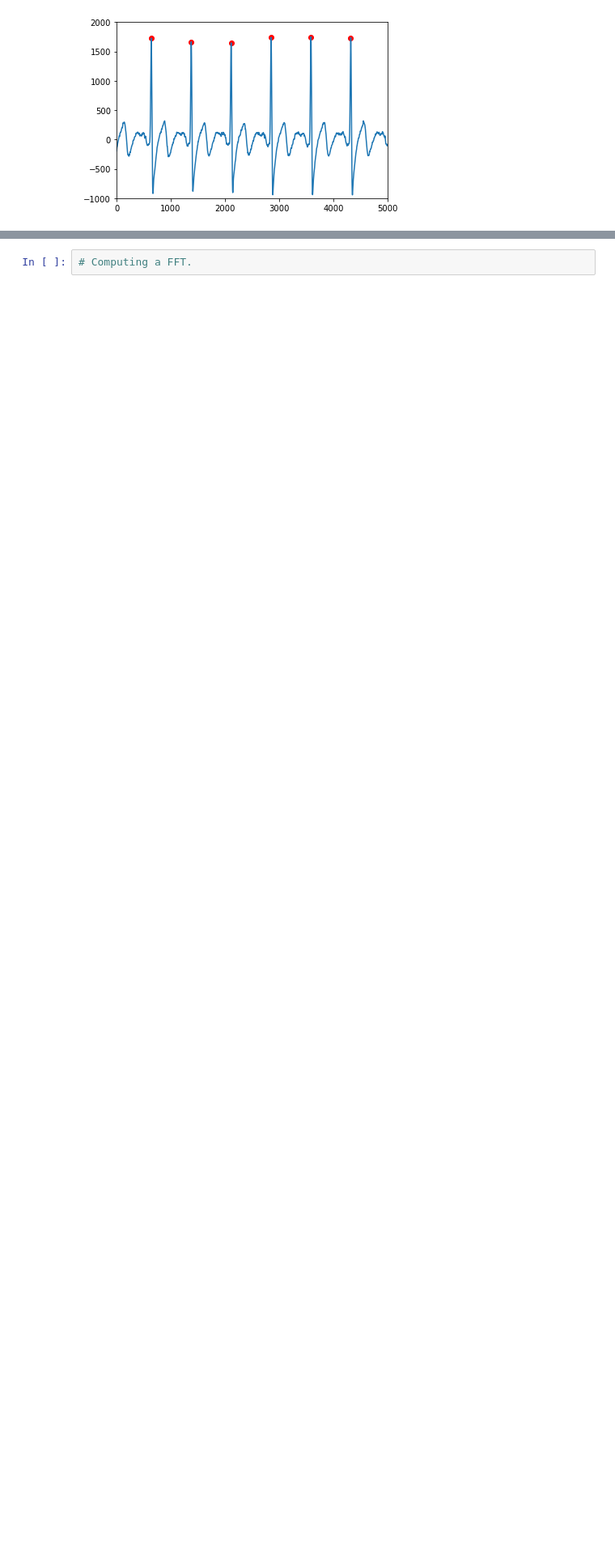
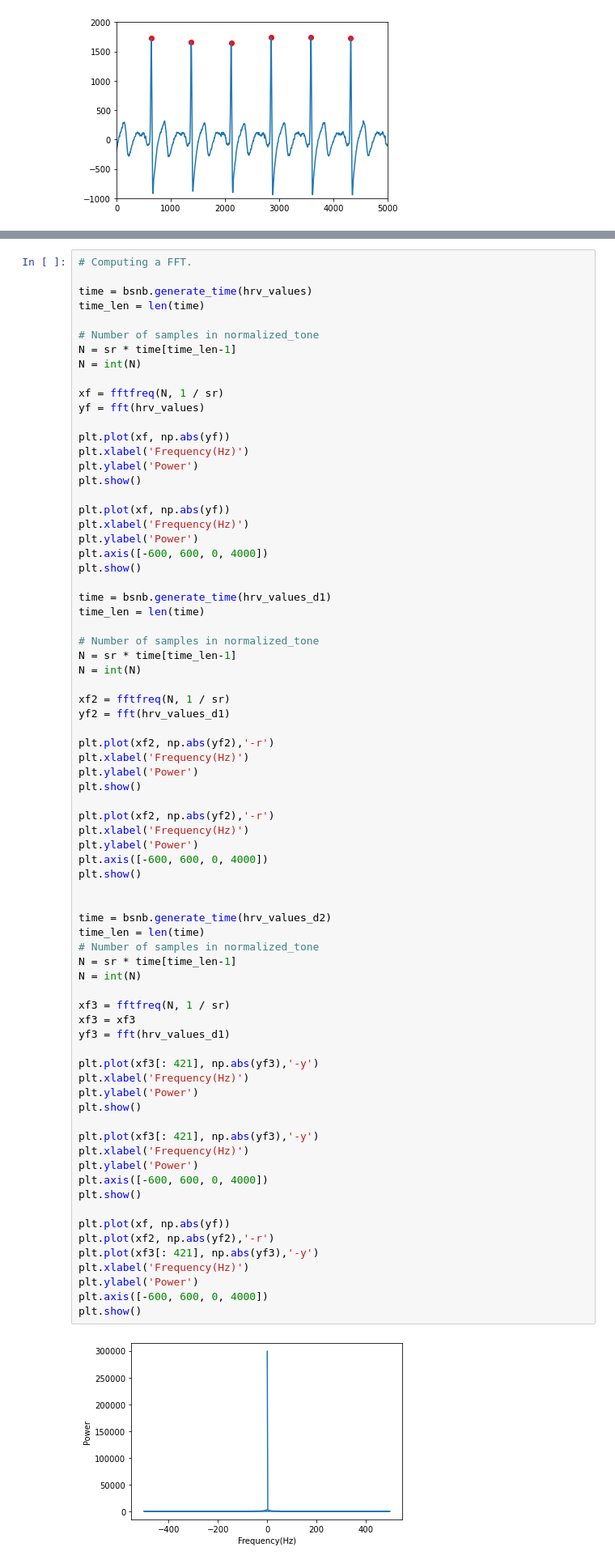
Before and after one commit to molbioeng/Molecool, a Jupyter notebook: HRV_extraction_2.ipynb, the cells around one changed output, grey strips where cells are left out. Shown at 81% size. Drawn from its saved outputs; the diff is of its cells as text; blank space fills up the shorter version.

```diff
--- a/HRV_extraction_2.ipynb
+++ b/HRV_extraction_2.ipynb
@@ -113,2 +117,76 @@ diabetis2, = plt.plot(hrv_values_d2)
 # %%
 # Computing a FFT.
+
+time = bsnb.generate_time(hrv_values)
+time_len = len(time)
+
+# Number of samples in normalized_tone
+N = sr * time[time_len-1]
+N = int(N)
+
+xf = fftfreq(N, 1 / sr)
+yf = fft(hrv_values)
+
+plt.plot(xf, np.abs(yf))
+plt.xlabel('Frequency(Hz)')
+plt.ylabel('Power')
+plt.show()
+
+plt.plot(xf, np.abs(yf))
+plt.xlabel('Frequency(Hz)')
+plt.ylabel('Power')
+plt.axis([-600, 600, 0, 4000])
+plt.show()
+
+time = bsnb.generate_time(hrv_values_d1)
+time_len = len(time)
+
+# Number of samples in normalized_tone
+N = sr * time[time_len-1]
+N = int(N)
+
+xf2 = fftfreq(N, 1 / sr)
+yf2 = fft(hrv_values_d1)
+
+plt.plot(xf2, np.abs(yf2),'-r')
+plt.xlabel('Frequency(Hz)')
+plt.ylabel('Power')
+plt.show()
+
+plt.plot(xf2, np.abs(yf2),'-r')
+plt.xlabel('Frequency(Hz)')
+plt.ylabel('Power')
+plt.axis([-600, 600, 0, 4000])
+plt.show()
+
+
+time = bsnb.generate_time(hrv_values_d2)
+time_len = len(time)
+# Number of samples in normalized_tone
+N = sr * time[time_len-1]
+N = int(N)
+
+xf3 = fftfreq(N, 1 / sr)
+xf3 = xf3
+yf3 = fft(hrv_values_d1)
+
+plt.plot(xf3[: 421], np.abs(yf3),'-y')
+plt.xlabel('Frequency(Hz)')
+plt.ylabel('Power')
+plt.show()
+
+plt.plot(xf3[: 421], np.abs(yf3),'-y')
+plt.xlabel('Frequency(Hz)')
+plt.ylabel('Power')
+plt.axis([-600, 600, 0, 4000])
+plt.show()
+
+plt.plot(xf, np.abs(yf))
+plt.plot(xf2, np.abs(yf2),'-r')
+plt.plot(xf3[: 421], np.abs(yf3),'-y')
+plt.xlabel('Frequency(Hz)')
+plt.ylabel('Power')
+plt.axis([-600, 600, 0, 4000])
+plt.show()
+# %% [output]
+[figure, added]
```
Also changed, not shown: parts of 4 cells of this notebook.
